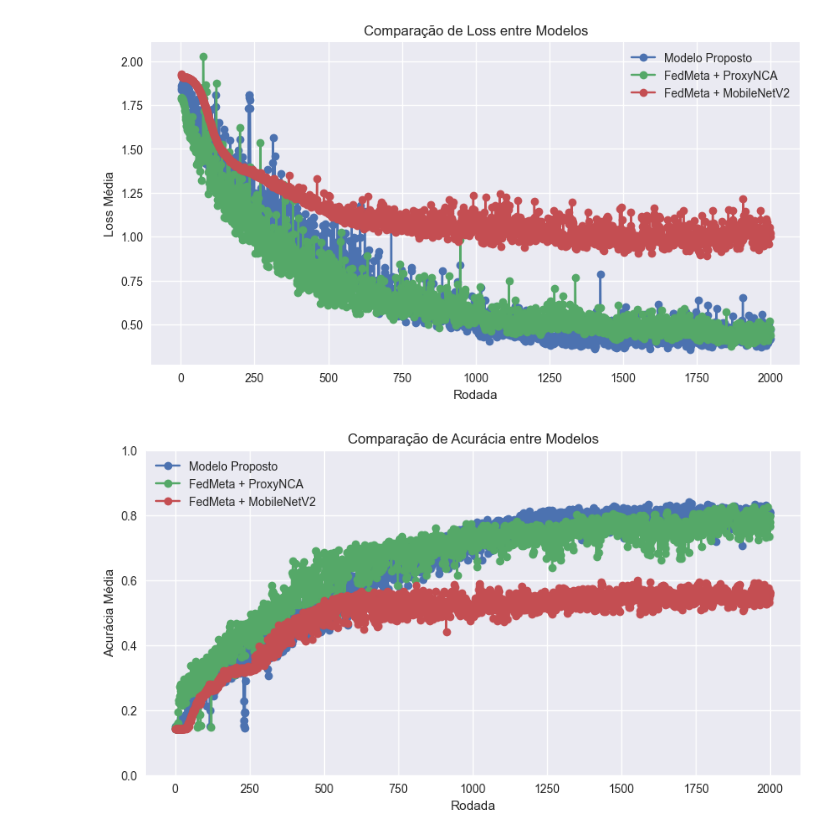
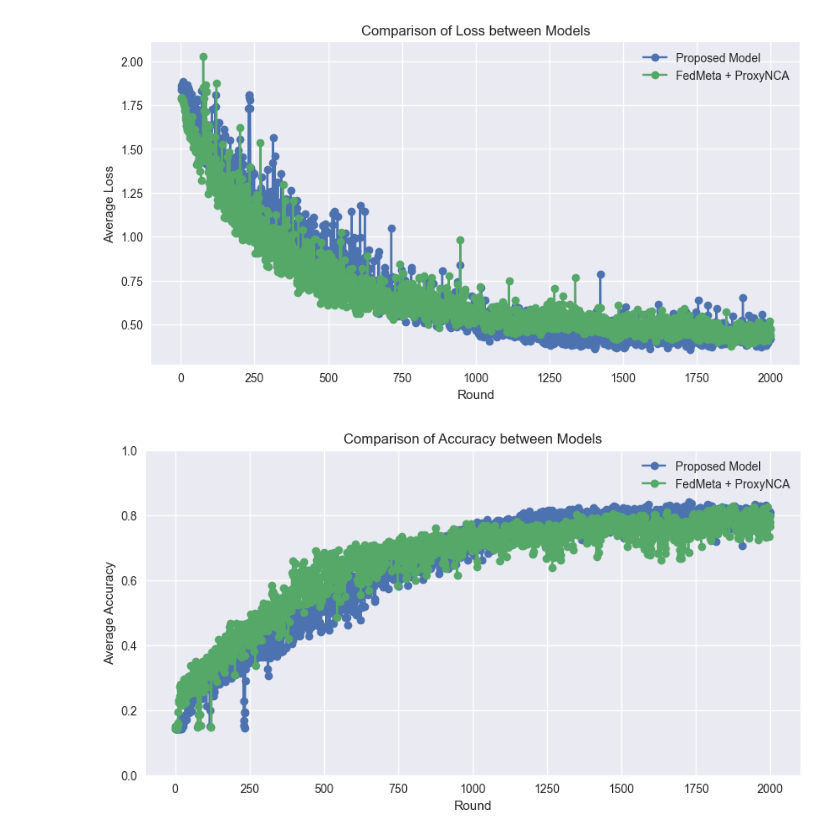
Before and after one commit to TulioPolido/federated_proxy_offset, a Jupyter notebook: Flautim/compare_results_pamap.ipynb, the cells around one changed output. Drawn from its saved outputs; the diff is of its cells as text; code cells hidden in the pictures.

Commit message:
New results

```diff
--- a/Flautim/compare_results_pamap.ipynb
+++ b/Flautim/compare_results_pamap.ipynb
@@ -136,9 +136,9 @@ def plot_flower(avg_acc, avg_loss, use_ema=False):
     plt.show()
 # %%
 files = {
-    "./Personalized/FedMeta ProxyNCA V2/Results/PAMAP/measures011A.csv": "Modelo Proposto",
+    "./Personalized/FedMeta ProxyNCA V2/Results/PAMAP/measures011A.csv": "Proposed Model ",
     "./Federated/ProxyNCA/Results/PAMAP/measures001A.csv": "FedMeta + ProxyNCA",
-    "./Personalized/FedMeta MobileNetV2/Results/PAMAP/measures024A.csv": "FedMeta + MobileNetV2",
+    #"./Personalized/FedMeta MobileNetV2/Results/PAMAP/measures024A.csv": "FedMeta + MobileNetV2",
 }
 # %%
 avg_loss = {}
@@ -195,30 +195,30 @@ for name, series in avg_loss.items():
     plt.plot(series.index.astype(int), series.values,
              marker='o', label=name)
 
-plt.xlabel('Rodada')
-plt.ylabel('Loss Média')
-plt.title('Comparação de Loss entre Modelos')
+plt.xlabel('Round')
+plt.ylabel('Average Loss')
+plt.title('Comparison of Loss between Models')
 plt.legend()
 plt.grid(True)
 plt.show()
 # %% [output]
-[figure, old version]
+[figure, new version]
 # %%
 plt.figure(figsize=(10, 5))
 
 for name, series in avg_acc.items():
     plt.plot(series.index.astype(int), series.values,
              marker='o', label=name)
 
-plt.xlabel('Rodada')
-plt.ylabel('Acurácia Média')
+plt.xlabel('Round')
+plt.ylabel('Average Accuracy')
 plt.ylim(0, 1)
-plt.title('Comparação de Acurácia entre Modelos')
+plt.title('Comparison of Accuracy between Models')
 plt.legend()
 plt.grid(True)
 plt.show()
 # %% [output]
-[figure, old version]
+[figure, new version]
 # %%
 plot_flower(avg_acc, avg_loss, use_ema=True)
 # %% [output]
```
Also changed, not shown: parts of 2 cells of this notebook, 2 other files.
